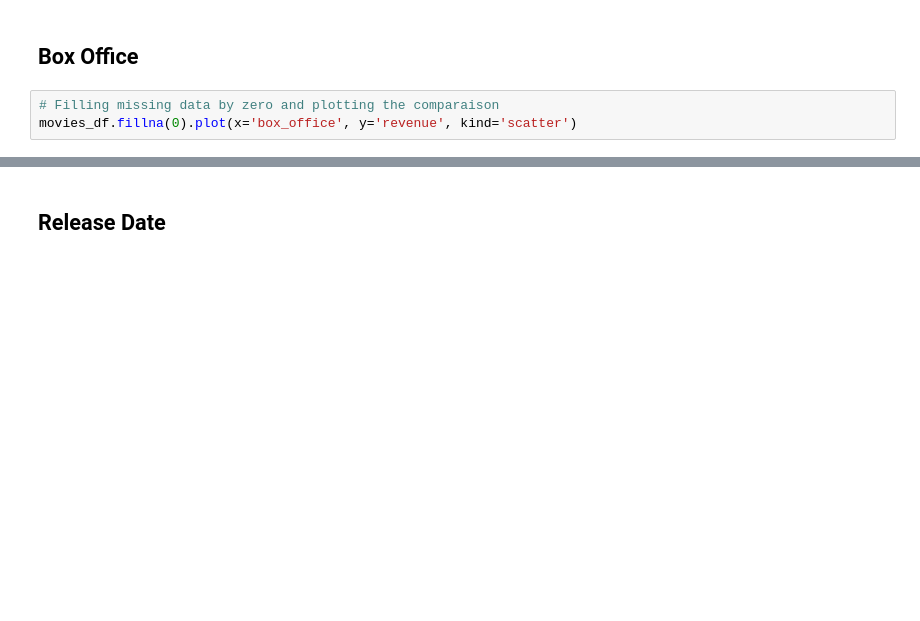
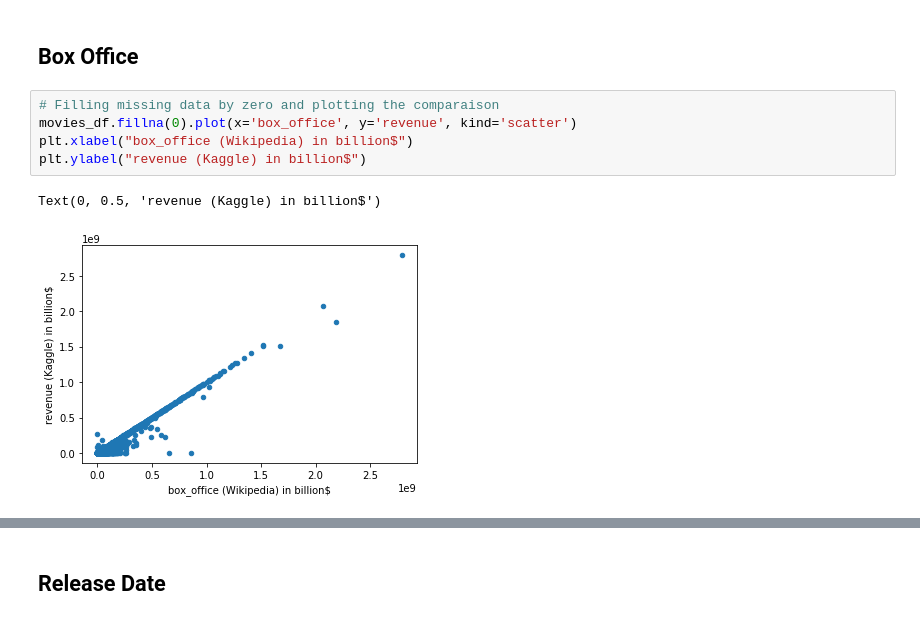
Before and after one commit to tom-jj-G/Movies-ETL, a Jupyter notebook: Movies_ETL.ipynb, the cells around one changed output, grey strips where cells are left out. Saved outputs shown, nothing was run; the diff lists cells and outputs as text; blank space fills up the shorter version.

```diff
--- a/Movies_ETL.ipynb
+++ b/Movies_ETL.ipynb
@@ -590,6 +932,11 @@ movies_df.fillna(0).plot(x='budget_wiki',y='budget_kaggle', kind='scatter')
 # %%
 # Filling missing data by zero and plotting the comparaison
 movies_df.fillna(0).plot(x='box_office', y='revenue', kind='scatter')
+plt.xlabel("box_office (Wikipedia) in billion$")
+plt.ylabel("revenue (Kaggle) in billion$")
+# %% [output]
+Text(0, 0.5, 'revenue (Kaggle) in billion$')
+[figure, added]
 # %%
 # Refining scale (<1 billion $)
 movies_df.fillna(0)[movies_df['box_office'] < 10**9].plot(x='box_office', y='revenue', kind='scatter')
```
Also changed, not shown: parts of 45 cells of this notebook, 7 other files.
